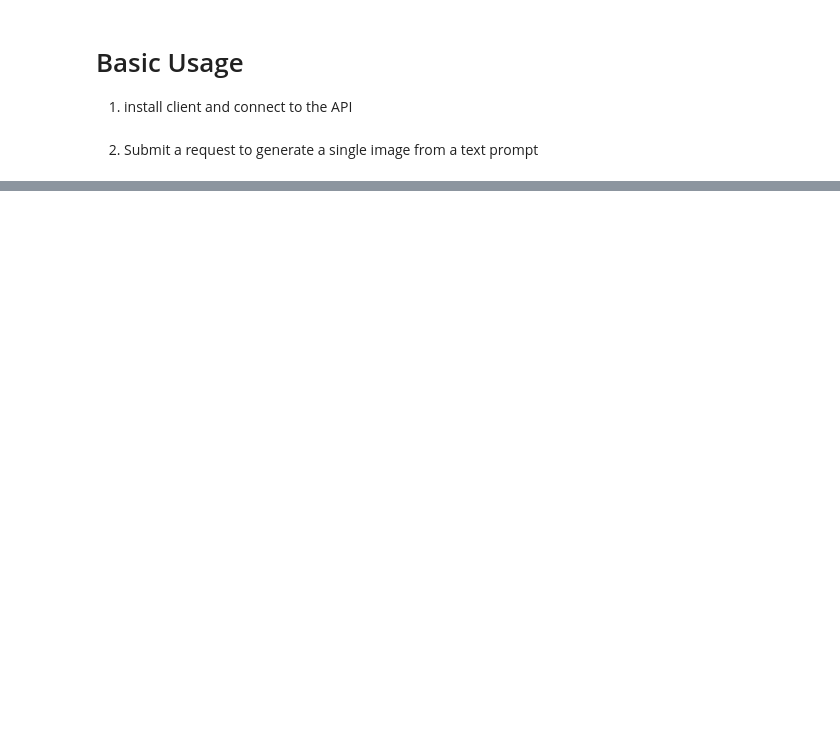
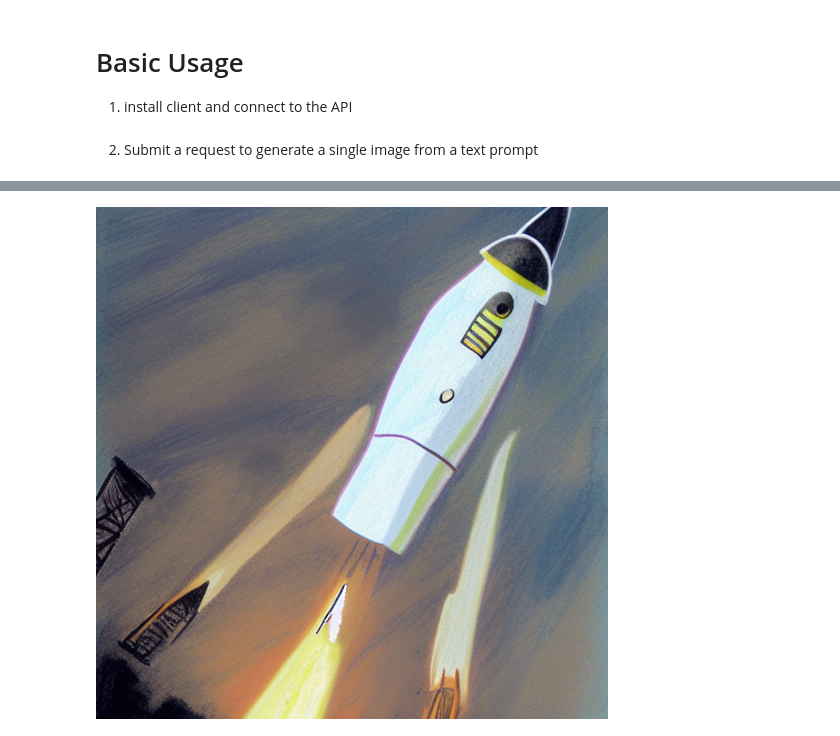
Before and after one commit to Stability-AI/stability-sdk, a Jupyter notebook: nbs/demo_colab.ipynb, the cells around one changed output, grey strips where cells are left out. Cells and saved outputs as stored; diff of their text form; code cells hidden in the pictures; blank space fills up the shorter version.

```diff
--- a/nbs/demo_colab.ipynb
+++ b/nbs/demo_colab.ipynb
@@ -49,0 +57,20 @@ for resp in answers:
+# %%
+answers = stability_api.generate(
+    prompt="childrens crayon drawing of a rocket launch",
+    init_image=img,
+    seed=54321, # if we're passing in an image generated by SD, you may get better results by providing a different seed value than was used to generate the image
+    start_schedule=0.6, # this controls the "strength" of the prompt relative to the init image
+)
+
+# iterating over the generator produces the api response
+for resp in answers:
+    for artifact in resp.artifacts:
+        if artifact.finish_reason == generation.FILTER:
+            warnings.warn(
+                "Your request activated the API's safety filters and could not be processed."
+                "Please modify the prompt and try again.")
+        if artifact.type == generation.ARTIFACT_IMAGE:
+            img2 = Image.open(io.BytesIO(artifact.binary))
+            display(img2)
+# %% [output]
+[figure, added]
```
Also changed, not shown: parts of 2 cells of this notebook.
